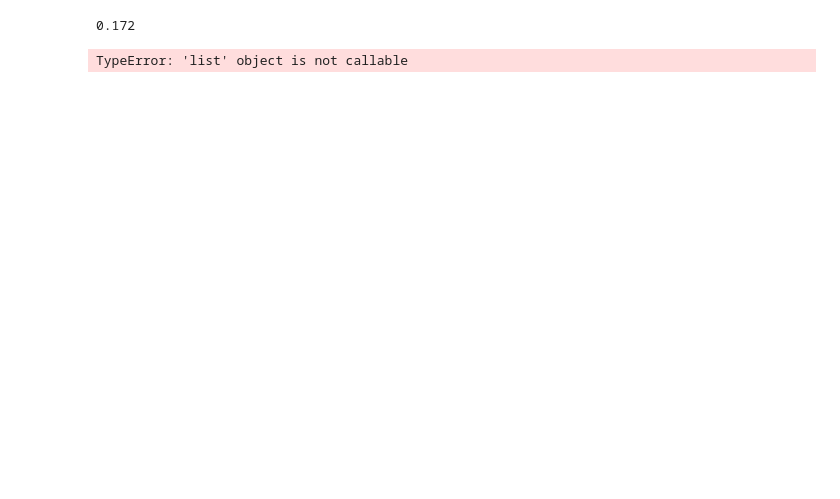
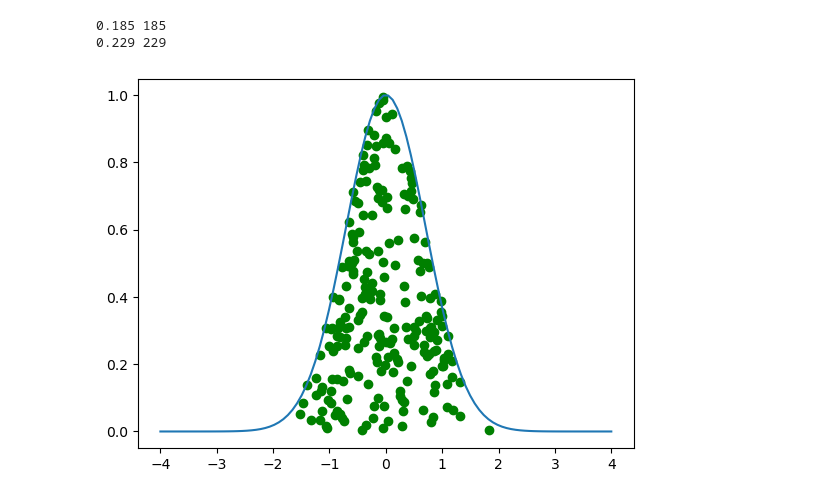
Before and after one commit to GenovaCosmology/AstroCosmoComputational, a Jupyter notebook: Students/AndreaGatti/Lesson7/Exercize1/Rejection_montecarlo.ipynb, the cells around one changed output. Drawn from its saved outputs; the diff is of its cells as text; code cells hidden in the pictures; blank space fills up the shorter version.

```diff
--- a/Students/AndreaGatti/Lesson7/Exercize1/Rejection_montecarlo.ipynb
+++ b/Students/AndreaGatti/Lesson7/Exercize1/Rejection_montecarlo.ipynb
@@ -33,6 +33,8 @@ def rejection_monte_carlo_flat(n,x,y,pdf):
     count_within_region = 0
     vector_x = []
     vector_y = []
+    #now i introduce a variable that count how many point is within the box(in this case flat function)
+    number = 0
     for _ in range(n):
         n_x = random.uniform(min(x), max(x))  # Generate a random x-coordinate
         n_y = random.uniform(0, max(y))  # Generate a random y-coordinate
@@ -42,11 +44,15 @@ def rejection_monte_carlo_flat(n,x,y,pdf):
             count_within_region += 1
             vector_x.append(n_x)
             vector_y.append(n_y)
+            number = number + 1
             #print(n_x,n_y)
 
     integral_estimate = count_within_region / n
-    return integral_estimate, vector_x, vector_y
+    return integral_estimate, vector_x, vector_y, number
 
+
+
+#Rejection montecarlo with proposed distribution is Gaussian distribution
 def rejection_monte_carlo_gauss(n,x,sigma,mu):
     count_within_region = 0
     vector_x = []
@@ -55,40 +61,52 @@ def rejection_monte_carlo_gauss(n,x,sigma,mu):
     #mu = 0  # Mean
     #sigma = 1  # Standard deviation
 
     # Generate data points for x-axis
     #x = np.linspace(mu - 3*sigma, mu + 3*sigma, 100)
 
     # Calculate the probability density function (PDF) values for the given parameters
-    y = np.exp(-0.5 * ((x - mu) / sigma)**2) #(1/(sigma * np.sqrt(2 * np.pi))) *
+    def gaussian_function(x):
+        return np.exp(- ((x - mu) / sigma)**2) #-0.5*
+    y=[]
+    for i in range(len(x)):
+        y.append(np.exp(- ((x[i] - mu) / sigma)**2)) #(1/(sigma * np.sqrt(2 * np.pi))) *
+    #plt.plot(x,y,color='magenta')
+    #now i introduce a variable that count how many point is within the box(in this case gaussain function)
+    number = 0
     for _ in range(n):
         n_x = random.uniform(min(x), max(x))  # Generate a random x-coordinate
         n_y = random.uniform(0, max(y))  # Generate a random y-coordinate
         #print(n_y)
 
-        if n_y <= pdf(n_x):
+        if n_y <= gaussian_function(n_x):
             count_within_region += 1
             vector_x.append(n_x)
             vector_y.append(n_y)
+            number = number+1
             #print(n_x,n_y)
 
     integral_estimate = count_within_region / n
-    return integral_estimate, vector_x, vector_y
+    return integral_estimate, vector_x, vector_y, number
 
 # Number of random points to generate
 num_points = 1000
 
-# Estimate the volume under the surface defined by pdf in the region R
-integral_estimate, vector_x, vector_y = rejection_monte_carlo_flat(num_points,x,y,gaussian_function)
-print(integral_estimate)
-integral_estimate_gauss, vec_x, vec_y = rejection_monte_carlo_gauss(num_points,x,4,0)
+# Estimate the integral with a flat function
+integral_estimate, vector_x, vector_y, number = rejection_monte_carlo_flat(num_points,x,y,gaussian_function)
+print(integral_estimate, number)
+#now i estimate the integral with a gaussian function
+integral_estimate_gauss, vec_x, vec_y, num = rejection_monte_carlo_gauss(num_points,x,1,0)
+print(integral_estimate_gauss, num)
 
 fig, ax = plt.subplots()
 
 #ax.plot(x, y) #label='Flat function'
 ax.plot(x, pdf) #label='Gaussian distribuction'
-plt.scatter(vector_x, vector_y, color='green',marker='o')
+#plt.scatter(vector_x, vector_y, color='green',marker='o')
+plt.scatter(vec_x, vec_y, color = 'green', marker='o')
 #ax.legend()
 plt.show()
 # %% [output]
-0.172
+0.185 185
+0.229 229
-TypeError: 'list' object is not callable
+[figure, added]
```
